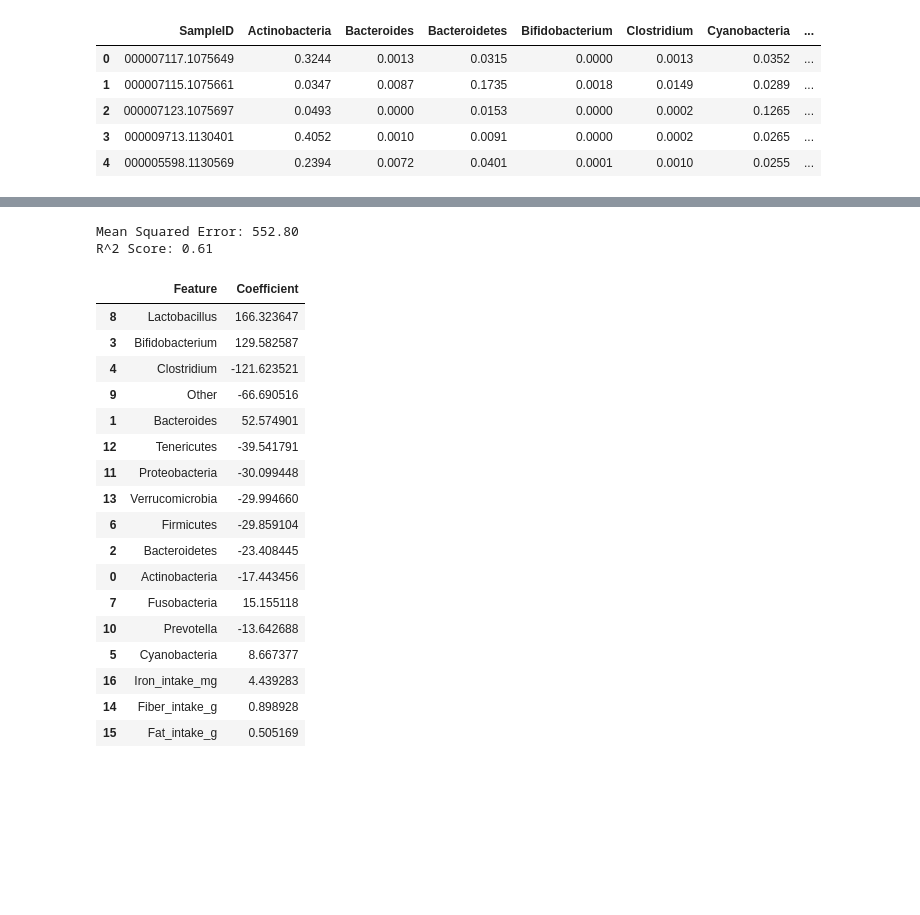
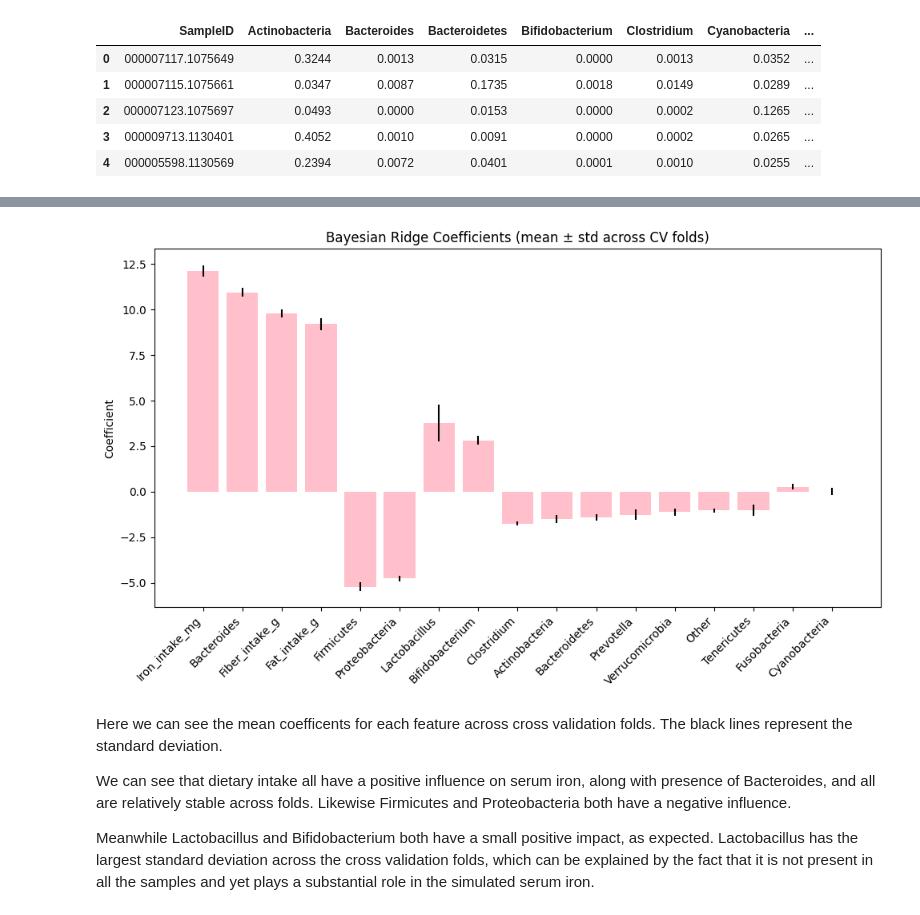
Before and after one commit to mariaponomarova/ML_project, a Jupyter notebook: bayes_ridge_regressor.ipynb, the cells around one changed output, grey strips where cells are left out. Drawn from its saved outputs; the diff is of its cells as text; code cells hidden in the pictures; blank space fills up the shorter version.

Commit message:
Cross validation

```diff
--- a/bayes_ridge_regressor.ipynb
+++ b/bayes_ridge_regressor.ipynb
@@ -27,45 +101,21 @@ X_train, X_test, y_train, y_test = train_test_split(X, y, test_size=0.2, random_
-# %%
-from sklearn.linear_model import BayesianRidge
-from sklearn.metrics import mean_squared_error, r2_score
-
-model = BayesianRidge()
-model.fit(X_train, y_train)
-
-y_pred = model.predict(X_test)
-
-mse = mean_squared_error(y_test, y_pred)
-r2 = r2_score(y_test, y_pred)
-
-print(f"Mean Squared Error: {mse:.2f}")
-print(f"R^2 Score: {r2:.2f}")
-
-coef_df = pd.DataFrame({
-    "Feature": X.columns,
-    "Coefficient": model.coef_
-}).sort_values(by="Coefficient", key=abs, ascending=False)
-
-coef_df
-# %% [output]
-Mean Squared Error: 552.80
-R^2 Score: 0.61
-|  | Feature | Coefficient |
-| 8 | Lactobacillus | 166.323647 |
-| 3 | Bifidobacterium | 129.582587 |
-| 4 | Clostridium | -121.623521 |
-| 9 | Other | -66.690516 |
-| 1 | Bacteroides | 52.574901 |
-| 12 | Tenericutes | -39.541791 |
-| 11 | Proteobacteria | -30.099448 |
-| 13 | Verrucomicrobia | -29.994660 |
-| 6 | Firmicutes | -29.859104 |
-| 2 | Bacteroidetes | -23.408445 |
-| 0 | Actinobacteria | -17.443456 |
-| 7 | Fusobacteria | 15.155118 |
-| 10 | Prevotella | -13.642688 |
-| 5 | Cyanobacteria | 8.667377 |
-| 16 | Iron_intake_mg | 4.439283 |
-| 14 | Fiber_intake_g | 0.898928 |
-| 15 | Fat_intake_g | 0.505169 |
+# %%
+import matplotlib.pyplot as plt
+
+plt.figure(figsize=(10,6))
+plt.bar(coef_df['Feature'], coef_df['Mean_Coefficient'], yerr=coef_df['Std_Coefficient'], color='pink')
+plt.xticks(rotation=45, ha='right')
+plt.ylabel('Coefficient')
+plt.title('Bayesian Ridge Coefficients (mean ± std across CV folds)')
+plt.tight_layout()
+plt.show()
+# %% [output]
+[figure, added]
+# %% [markdown]
+Here we can see the mean coefficents for each feature across cross validation folds. The black lines represent the standard deviation.
+
+We can see that dietary intake all have a positive influence on serum iron, along with presence of Bacteroides, and all are relatively stable across folds. Likewise Firmicutes and Proteobacteria both have a negative influence.
+
+Meanwhile Lactobacillus and Bifidobacterium both have a small positive impact, as expected. Lactobacillus has the largest standard deviation across the cross validation folds, which can be explained by the fact that it is not present in all the samples and yet plays a substantial role in the simulated serum iron.
 # %%
 import matplotlib.pyplot as plt
 plt.scatter(y_test, y_pred, alpha=0.5)
```
Also changed, not shown: parts of 3 cells of this notebook.
